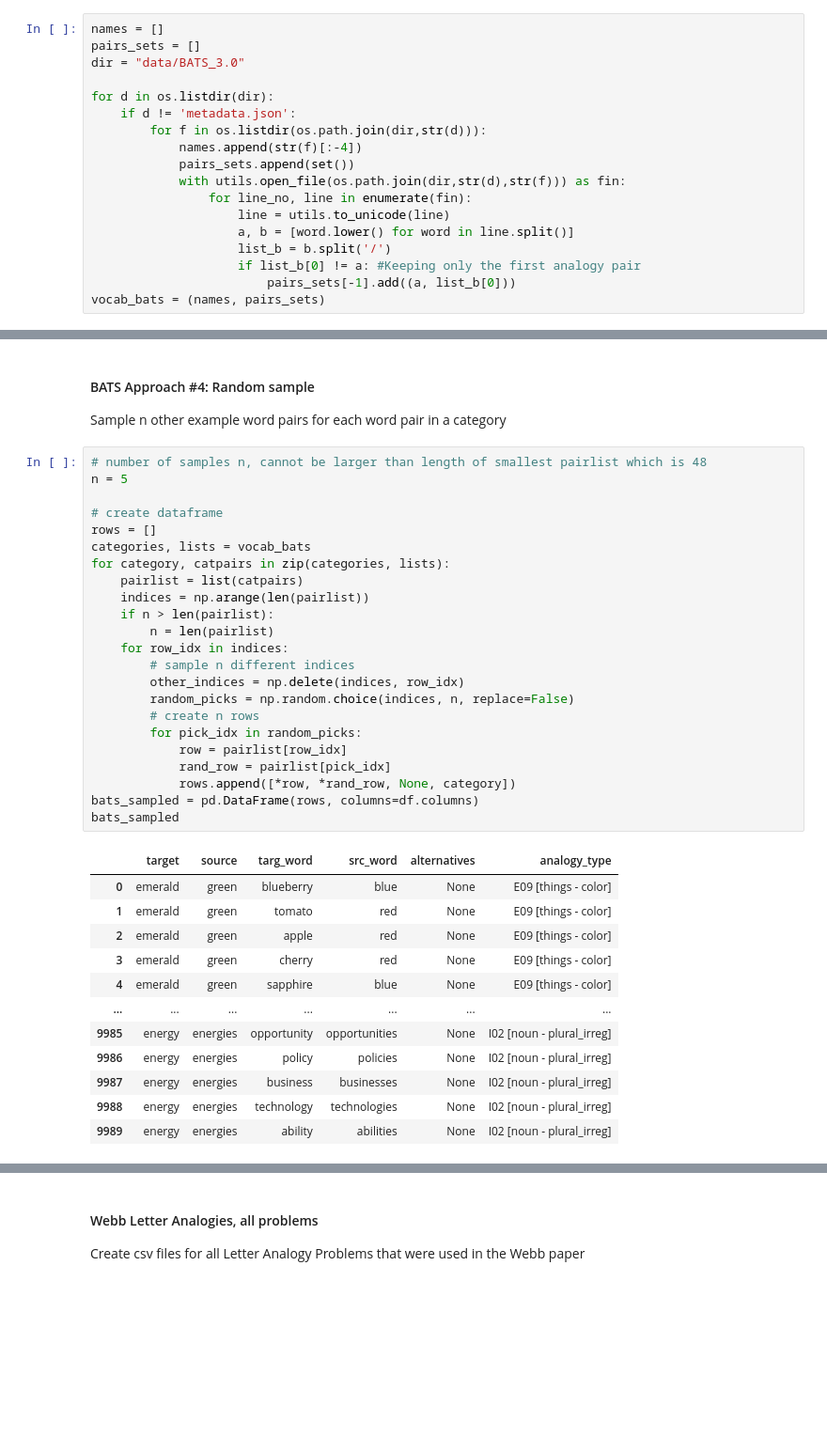
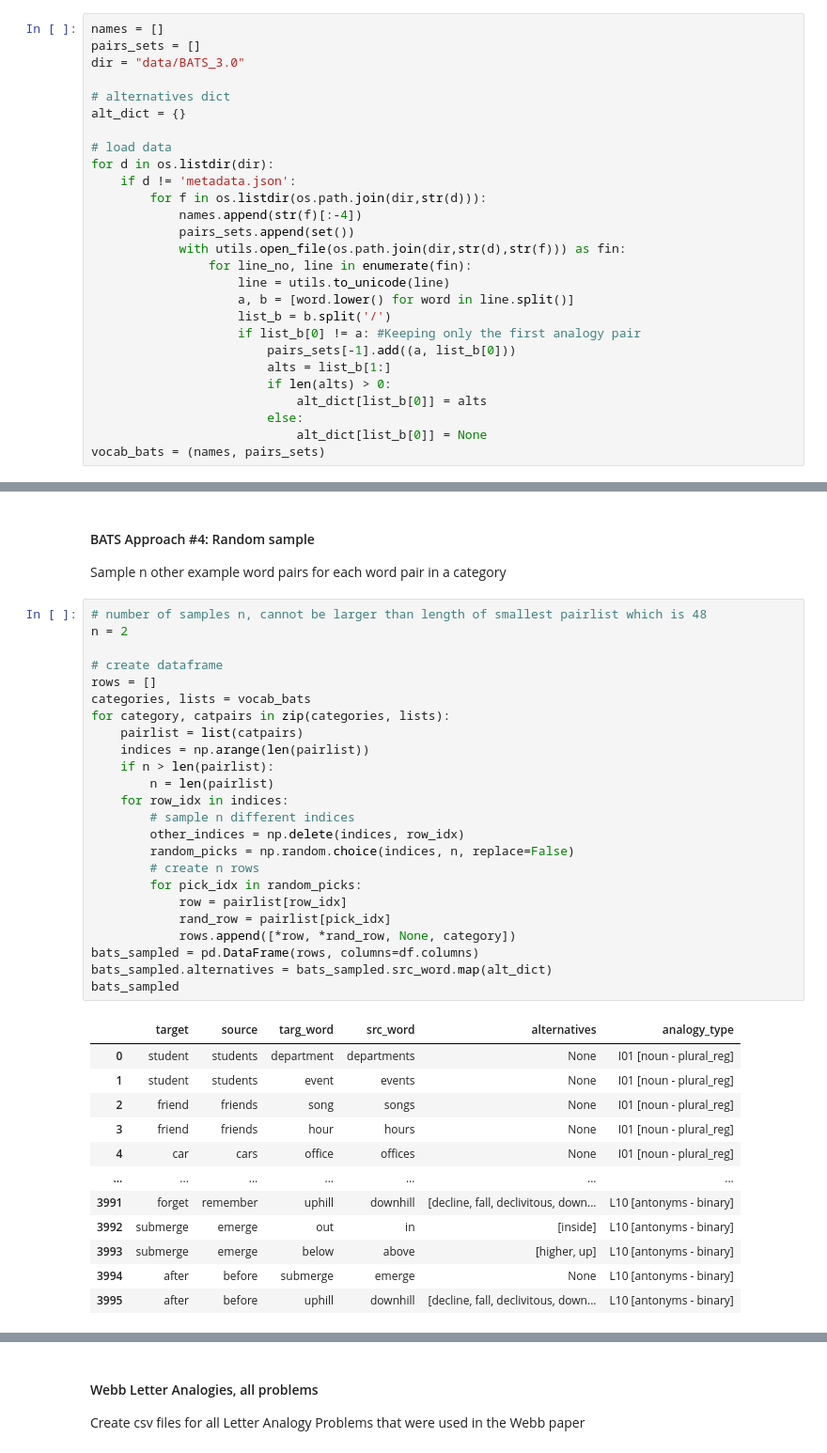
Before and after one commit to jkociniak/cot-analogy-resolution, a Jupyter notebook: create_scan_bats.ipynb, the cells around one changed output, grey strips where cells are left out. Shown at 94% size. Saved outputs shown, nothing was run; the diff lists cells and outputs as text; blank space fills up the shorter version.

```diff
--- a/create_scan_bats.ipynb
+++ b/create_scan_bats.ipynb
@@ -151,6 +154,10 @@ names = []
 pairs_sets = []
 dir = "data/BATS_3.0"
 
+# alternatives dict
+alt_dict = {}
+
+# load data
 for d in os.listdir(dir):
     if d != 'metadata.json':
         for f in os.listdir(os.path.join(dir,str(d))):
@@ -163,4 +170,9 @@ for d in os.listdir(dir):
                     list_b = b.split('/')
                     if list_b[0] != a: #Keeping only the first analogy pair
                         pairs_sets[-1].add((a, list_b[0]))
+                        alts = list_b[1:]
+                        if len(alts) > 0:
+                            alt_dict[list_b[0]] = alts
+                        else:
+                            alt_dict[list_b[0]] = None
 vocab_bats = (names, pairs_sets)
@@ -312,37 +347,38 @@ e, f, g, h
 Sample n other example word pairs for each word pair in a category
 # %%
 # number of samples n, cannot be larger than length of smallest pairlist which is 48
-n = 5
+n = 2
 
 # create dataframe
 rows = []
 categories, lists = vocab_bats
 for category, catpairs in zip(categories, lists):
     pairlist = list(catpairs)
     indices = np.arange(len(pairlist))
     if n > len(pairlist):
         n = len(pairlist)
     for row_idx in indices:
         # sample n different indices
         other_indices = np.delete(indices, row_idx)
         random_picks = np.random.choice(indices, n, replace=False)
         # create n rows
         for pick_idx in random_picks:
             row = pairlist[row_idx]
             rand_row = pairlist[pick_idx]
             rows.append([*row, *rand_row, None, category])
 bats_sampled = pd.DataFrame(rows, columns=df.columns)
+bats_sampled.alternatives = bats_sampled.src_word.map(alt_dict)
 bats_sampled
 # %% [output]
 |  | target | source | targ_word | src_word | alternatives | analogy_type |
-| 0 | emerald | green | blueberry | blue | None | E09 [things - color] |
-| 1 | emerald | green | tomato | red | None | E09 [things - color] |
-| 2 | emerald | green | apple | red | None | E09 [things - color] |
-| 3 | emerald | green | cherry | red | None | E09 [things - color] |
-| 4 | emerald | green | sapphire | blue | None | E09 [things - color] |
+| 0 | student | students | department | departments | None | I01 [noun - plural_reg] |
+| 1 | student | students | event | events | None | I01 [noun - plural_reg] |
+| 2 | friend | friends | song | songs | None | I01 [noun - plural_reg] |
+| 3 | friend | friends | hour | hours | None | I01 [noun - plural_reg] |
+| 4 | car | cars | office | offices | None | I01 [noun - plural_reg] |
 | ... | ... | ... | ... | ... | ... | ... |
-| 9985 | energy | energies | opportunity | opportunities | None | I02 [noun - plural_irreg] |
-| 9986 | energy | energies | policy | policies | None | I02 [noun - plural_irreg] |
-| 9987 | energy | energies | business | businesses | None | I02 [noun - plural_irreg] |
-| 9988 | energy | energies | technology | technologies | None | I02 [noun - plural_irreg] |
-| 9989 | energy | energies | ability | abilities | None | I02 [noun - plural_irreg] |
+| 3991 | forget | remember | uphill | downhill | [decline, fall, declivitous, down... | L10 [antonyms - binary] |
+| 3992 | submerge | emerge | out | in | [inside] | L10 [antonyms - binary] |
+| 3993 | submerge | emerge | below | above | [higher, up] | L10 [antonyms - binary] |
+| 3994 | after | before | submerge | emerge | None | L10 [antonyms - binary] |
+| 3995 | after | before | uphill | downhill | [decline, fall, declivitous, down... | L10 [antonyms - binary] |
```
Also changed, not shown: parts of 9 cells of this notebook, 4 other files.
